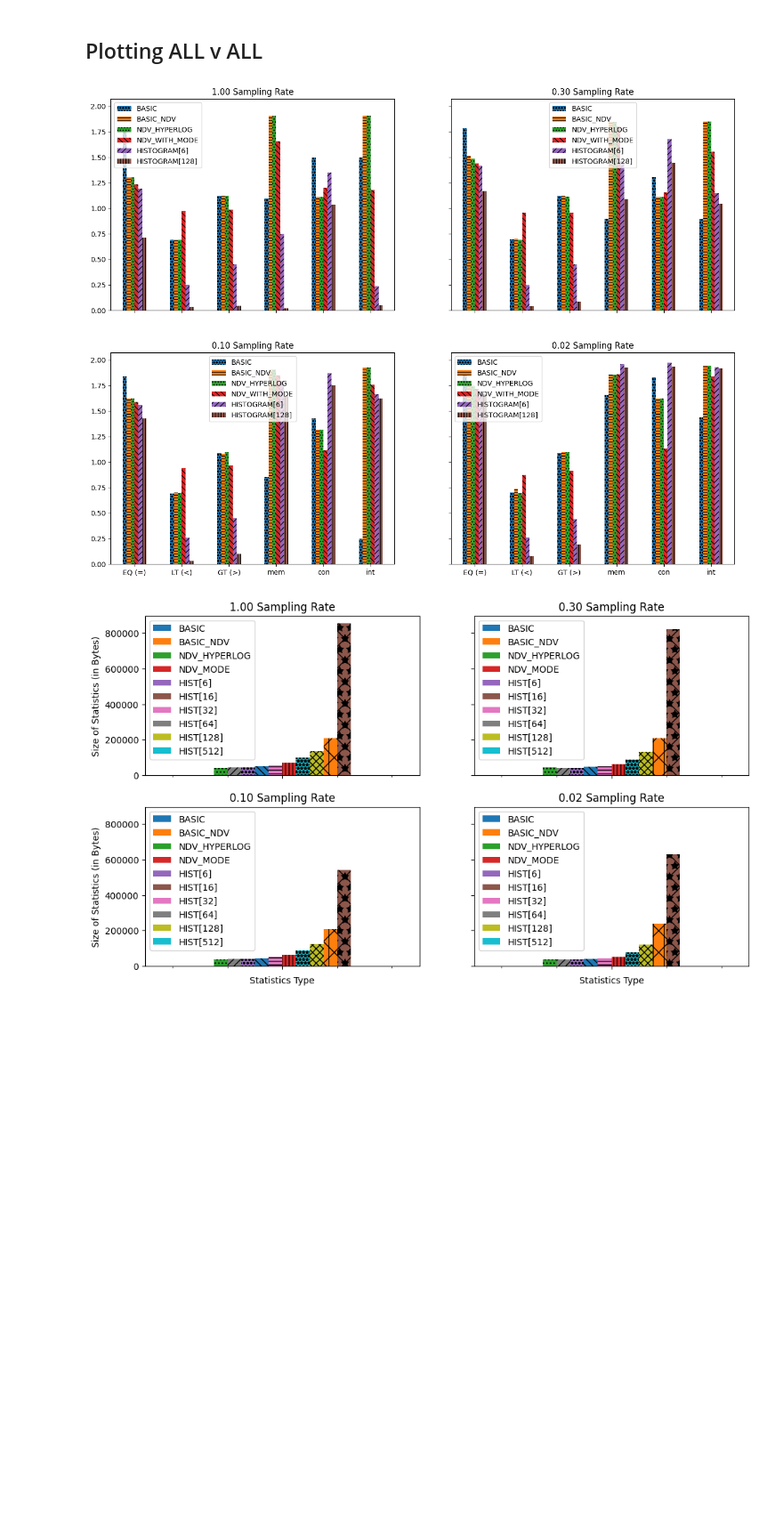
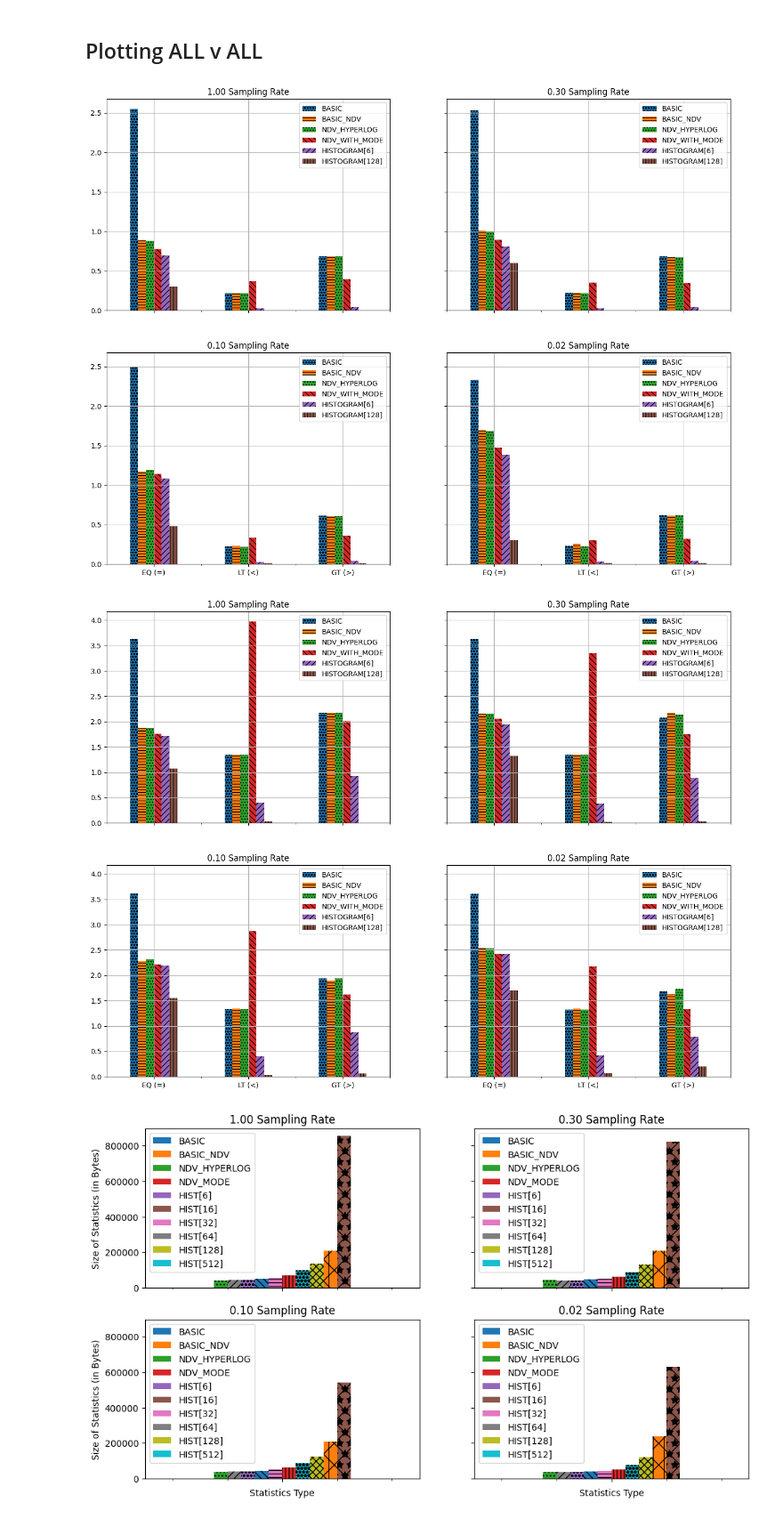
Before and after one commit to jonaengs/json-statistics-dev, a Jupyter notebook: notebooks/results_analysis.ipynb, the cells around one changed output. Shown at 89% size. Cells and saved outputs as stored; diff of their text form; code cells hidden in the pictures; blank space fills up the shorter version.

```diff
--- a/notebooks/results_analysis.ipynb
+++ b/notebooks/results_analysis.ipynb
@@ -40,7 +41,7 @@ stats_folder = "../stats/"
 figures_folder = "../figures/"
 
 
-in_file = "listings"
+in_file = "training"
 # %%
 
 def savefig(fig: Figure, name: str, **kwargs):
@@ -137,9 +138,9 @@ def translate_label(label: str) -> str:
             "gt": "GT (>)",
             "is_null": "is null",
             "is_not_null": "is not null",
-            "memberof": "mem",
-            "contains": "con",
-            "overlaps": "int",
+            "memberof": "member",
+            "contains": "contain",
+            "overlaps": "overlap",
         } | {
             str(stype): str(stype).split(".")[1]  for stype in StatType
         }
@@ -287,6 +288,7 @@ def multiple_boxplots(datas: list[PlotDict], titles=[], layout=None, ylim=None,
 ## Plotting ALL v ALL
 # %%
 fig, axes = plt.subplots(nrows=2, ncols=2, sharex=True, sharey=True, figsize=(16, 12))
+qfig, qaxes = plt.subplots(nrows=2, ncols=2, sharex=True, sharey=True, figsize=(16, 12))
 
 for i, sr in enumerate((0.0, 0.7, 0.9, 0.98)):
     all_no_pruning = [
@@ -299,45 +301,79 @@ for i, sr in enumerate((0.0, 0.7, 0.9, 0.98)):
     ]
 
     result = {}
+    quantile_result = {}
     for config_case in all_no_pruning:
         test_data = config_case.actual_data
 
         errors = {}
+        quantile_errors = {}
         for operator, op_results in test_data.items():
             if not op_results: continue
             if operator in ("exists", "is_null", "is_not_null"): continue
-            errors[translate_label(operator)] = SMARE(*op_results)
+            if operator in ("memberof", "contains", "overlaps"): continue
+            # OLD:
+            errors[translate_label(operator)] = mean_abs_log_relative_error(*op_results)
+
+            # NEW:
+            err_vals = pd.Series(list(starmap(log_rel_err, zip(*op_results)))).abs()
+            # Outlier removal
+            errors[translate_label(operator)] = err_vals.median()
+            quantile_errors[translate_label(operator)] = err_vals.quantile(.9)
 
         results_key = format_title(
             stats_type=config_case.override_settings["stats_type"],
             num_hist_bucks=config_case.override_settings.get("num_histogram_buckets"),
         )
         result[results_key] = errors
+        quantile_result[results_key] = quantile_errors
+
 
 
     df = pd.DataFrame(result)
     ax = df.plot(
         ax=axes[i//2, i%2],
         kind="bar",
         title=format_title(sampling_rate=sr),
         rot=0,
+        grid=True,
     )
-
 
     # Thank you to: https://stackoverflow.com/a/22836353
     bars = ax.patches
     colors = set(r.get_facecolor() for r in bars)
     hatches = ("...", "///", "ooo", "\\\\\\",  "---", "|||", "***", "xxx")
     color_to_hatch = {c: h for c, h in zip(colors, hatches)}
 
     for bar in bars:
         bar.set_hatch(color_to_hatch[bar.get_facecolor()])
 
     ax.legend()
 
-# savefig(fig, "all_estimate_error_compared_per_sampling_rate")
+
+    df = pd.DataFrame(quantile_result)
+    ax = df.plot(
+        ax=qaxes[i//2, i%2],
+        kind="bar",
+        title=format_title(sampling_rate=sr),
+        rot=0,
+        grid=True,
+    )
+
+    bars = ax.patches
+    colors = set(r.get_facecolor() for r in bars)
+    hatches = ("...", "///", "ooo", "\\\\\\",  "---", "|||", "***", "xxx")
+    color_to_hatch = {c: h for c, h in zip(colors, hatches)}
+
+    for bar in bars:
+        bar.set_hatch(color_to_hatch[bar.get_facecolor()])
+
+    ax.legend()
+
+# savefig(fig, "all_median_estimate_error_compared_per_sampling_rate")
+savefig(qfig, "all_quantile_estimate_error_compared_per_sampling_rate")
 # %% [output]
-[figure, old version]
+[figure, new version]
+[figure, added]
 # %%
 
 
```
Also changed, not shown: parts of 12 cells of this notebook, 5 other files.
